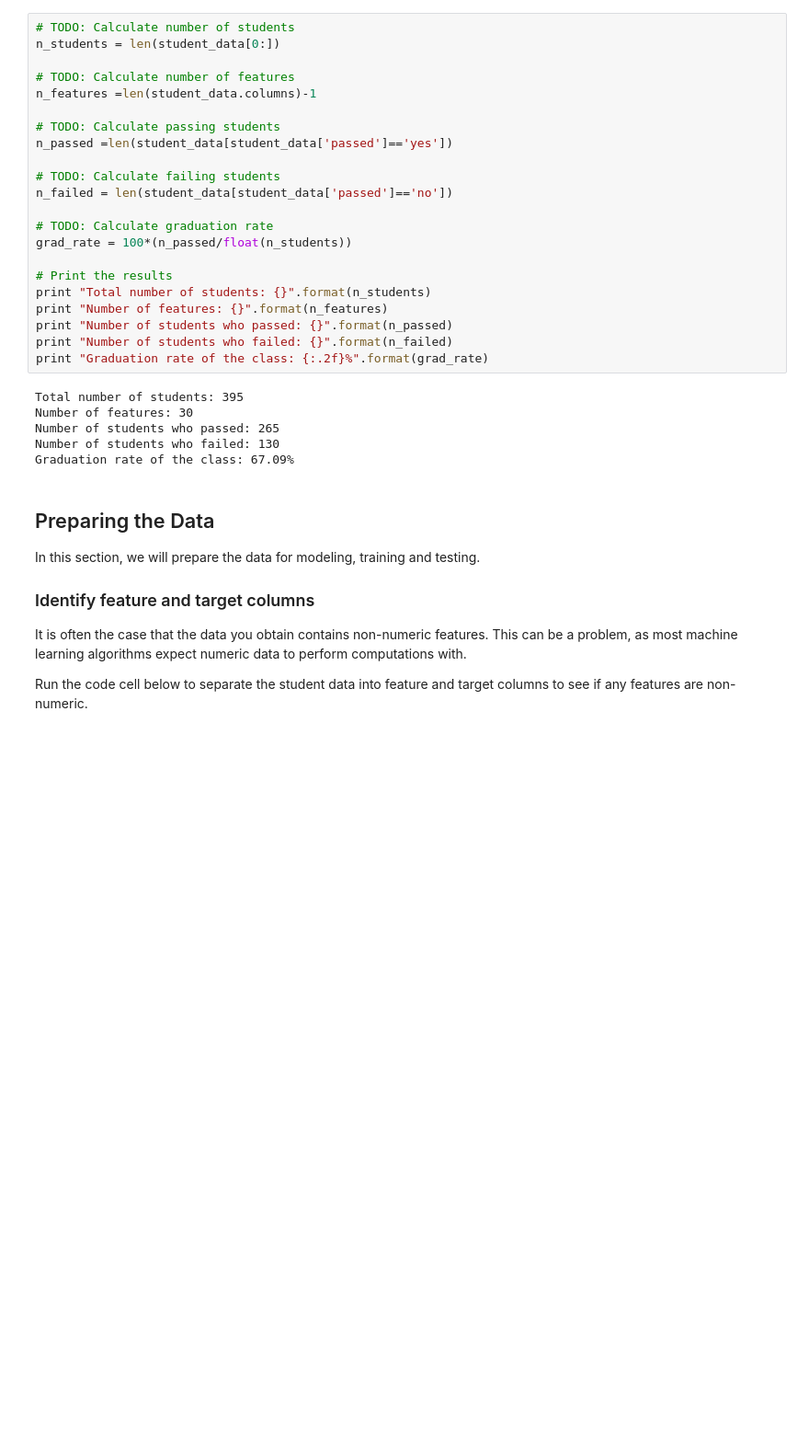
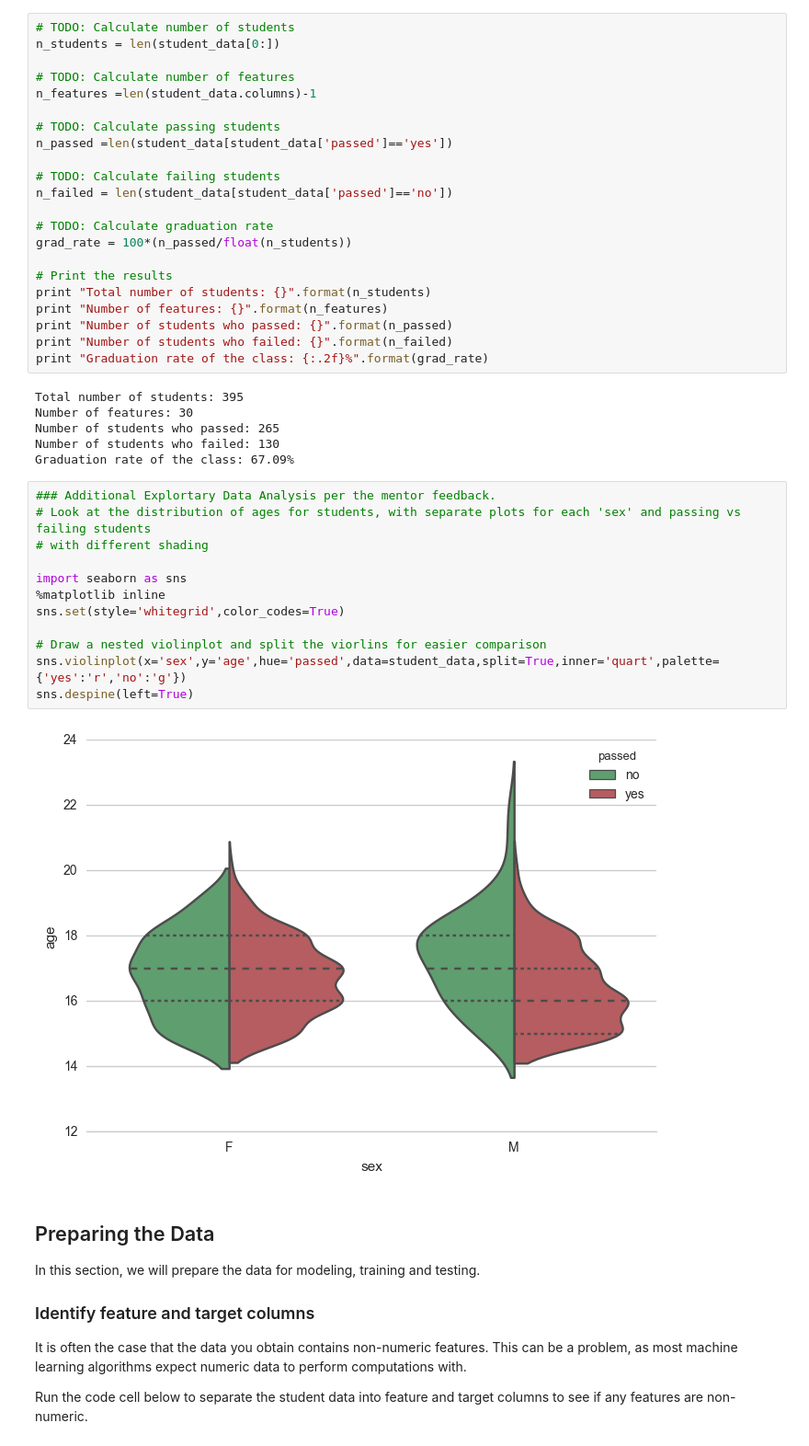
Before and after one commit to Alluxia-F/Student_Intervention_System, a Jupyter notebook: student_intervention.ipynb, the cells around one changed output. Shown at 92% size. Drawn from its saved outputs; the diff is of its cells as text; blank space fills up the shorter version.

```diff
--- a/student_intervention.ipynb
+++ b/student_intervention.ipynb
@@ -85,6 +86,20 @@ Number of features: 30
 Number of students who passed: 265
 Number of students who failed: 130
 Graduation rate of the class: 67.09%
+# %%
+### Additional Explortary Data Analysis per the mentor feedback.
+# Look at the distribution of ages for students, with separate plots for each 'sex' and passing vs failing students
+# with different shading
+
+import seaborn as sns
+%matplotlib inline
+sns.set(style='whitegrid',color_codes=True)
+
+# Draw a nested violinplot and split the viorlins for easier comparison
+sns.violinplot(x='sex',y='age',hue='passed',data=student_data,split=True,inner='quart',palette={'yes':'r','no':'g'})
+sns.despine(left=True)
+# %% [output]
+[figure, added]
 # %% [markdown]
 ## Preparing the Data
 In this section, we will prepare the data for modeling, training and testing.
```
Also changed, not shown: parts of 14 cells of this notebook, 1 other file.
